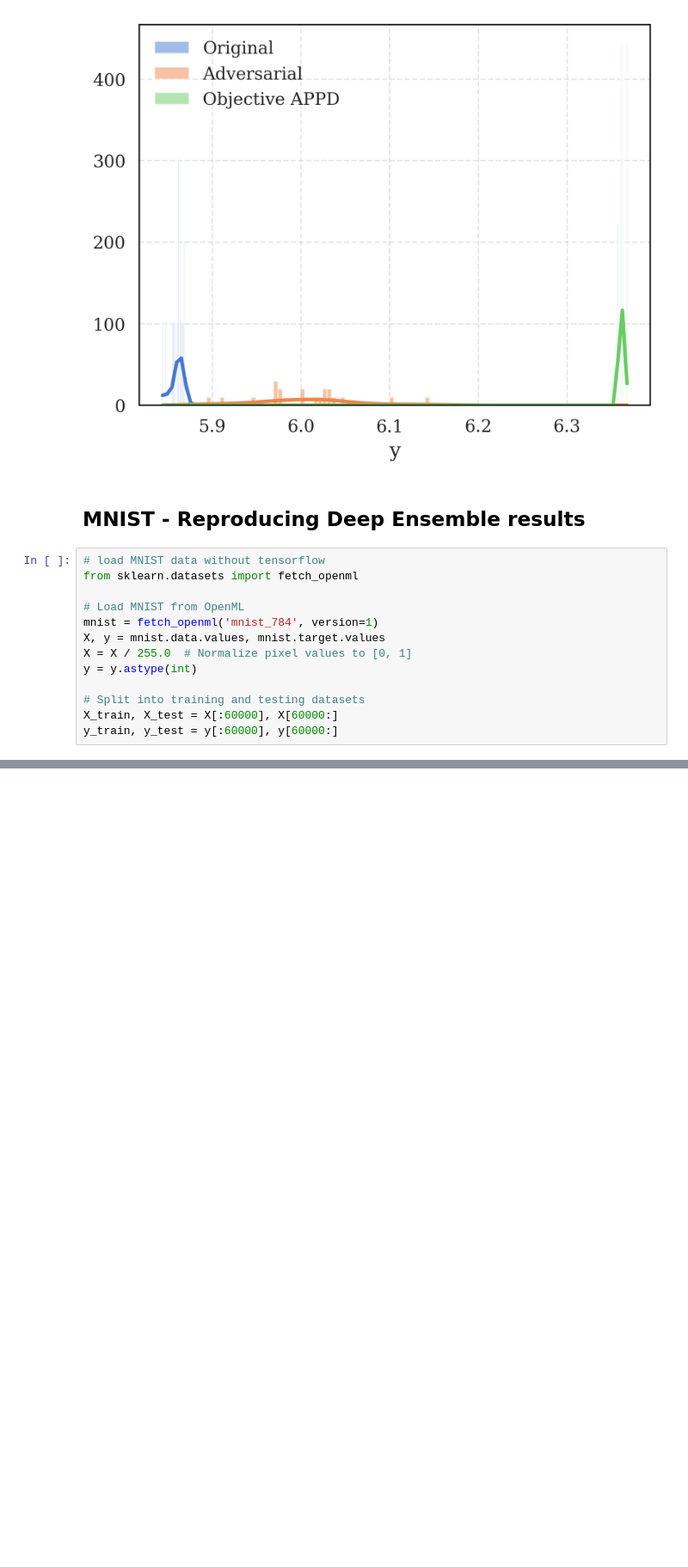
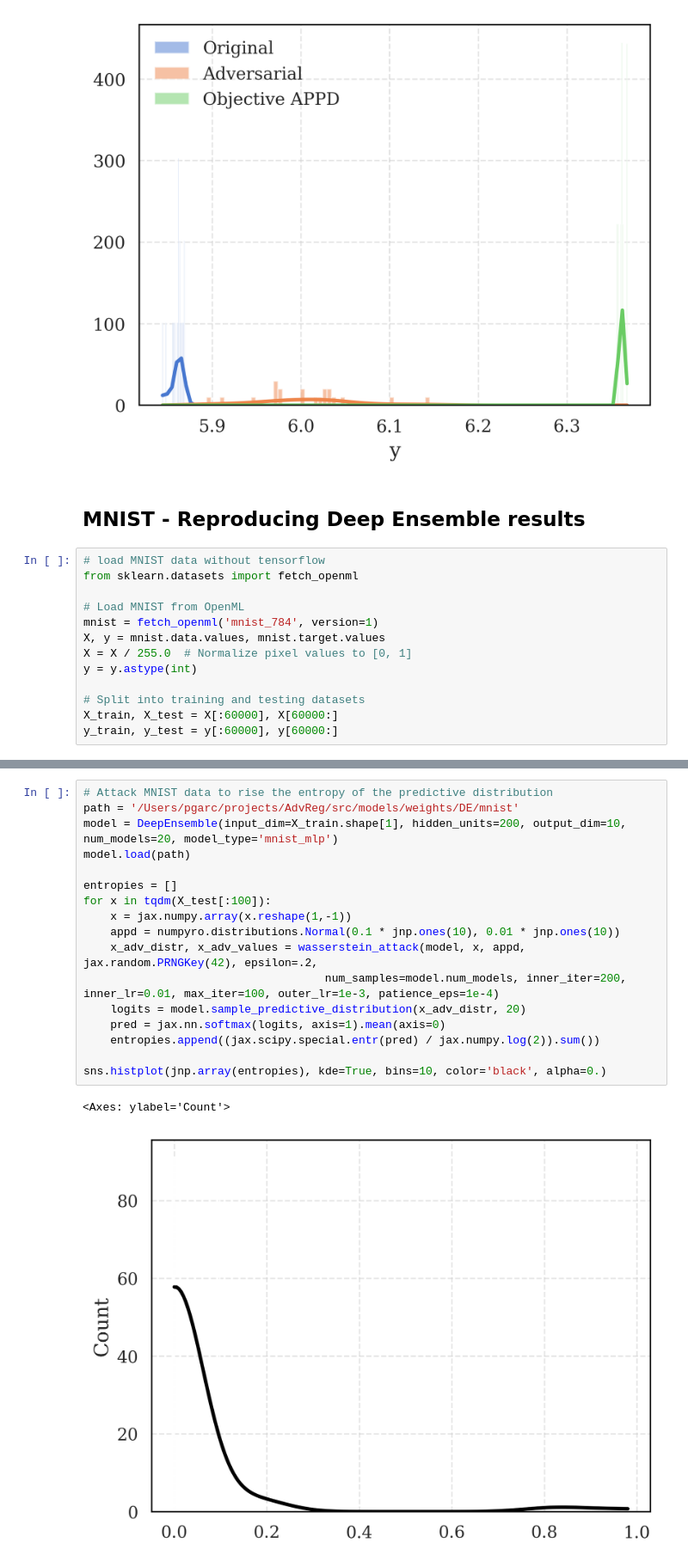
Before and after one commit to pablogarciarce/AdvReg, a Jupyter notebook: notebooks/test_distr_bnn_wasserstein.ipynb, the cells around one changed output, grey strips where cells are left out. Shown at 86% size. Saved outputs shown, nothing was run; the diff lists cells and outputs as text; blank space fills up the shorter version.

```diff
--- a/notebooks/test_distr_bnn_wasserstein.ipynb
+++ b/notebooks/test_distr_bnn_wasserstein.ipynb
@@ -159,0 +249,20 @@ Loss: 0.0001
+# %%
+# Attack MNIST data to rise the entropy of the predictive distribution
+path = '/Users/pgarc/projects/AdvReg/src/models/weights/DE/mnist'
+model = DeepEnsemble(input_dim=X_train.shape[1], hidden_units=200, output_dim=10, num_models=20, model_type='mnist_mlp')
+model.load(path)
+
+entropies = []
+for x in tqdm(X_test[:100]):
+    x = jax.numpy.array(x.reshape(1,-1))
+    appd = numpyro.distributions.Normal(0.1 * jnp.ones(10), 0.01 * jnp.ones(10))
+    x_adv_distr, x_adv_values = wasserstein_attack(model, x, appd, jax.random.PRNGKey(42), epsilon=.2,
+                                    num_samples=model.num_models, inner_iter=200, inner_lr=0.01, max_iter=100, outer_lr=1e-3, patience_eps=1e-4)
+    logits = model.sample_predictive_distribution(x_adv_distr, 20)
+    pred = jax.nn.softmax(logits, axis=1).mean(axis=0)
+    entropies.append((jax.scipy.special.entr(pred) / jax.numpy.log(2)).sum())
+
+sns.histplot(jnp.array(entropies), kde=True, bins=10, color='black', alpha=0.)
+# %% [output]
+<Axes: ylabel='Count'>
+[figure, added]
```
Also changed, not shown: parts of 10 cells of this notebook, 6 other files.
